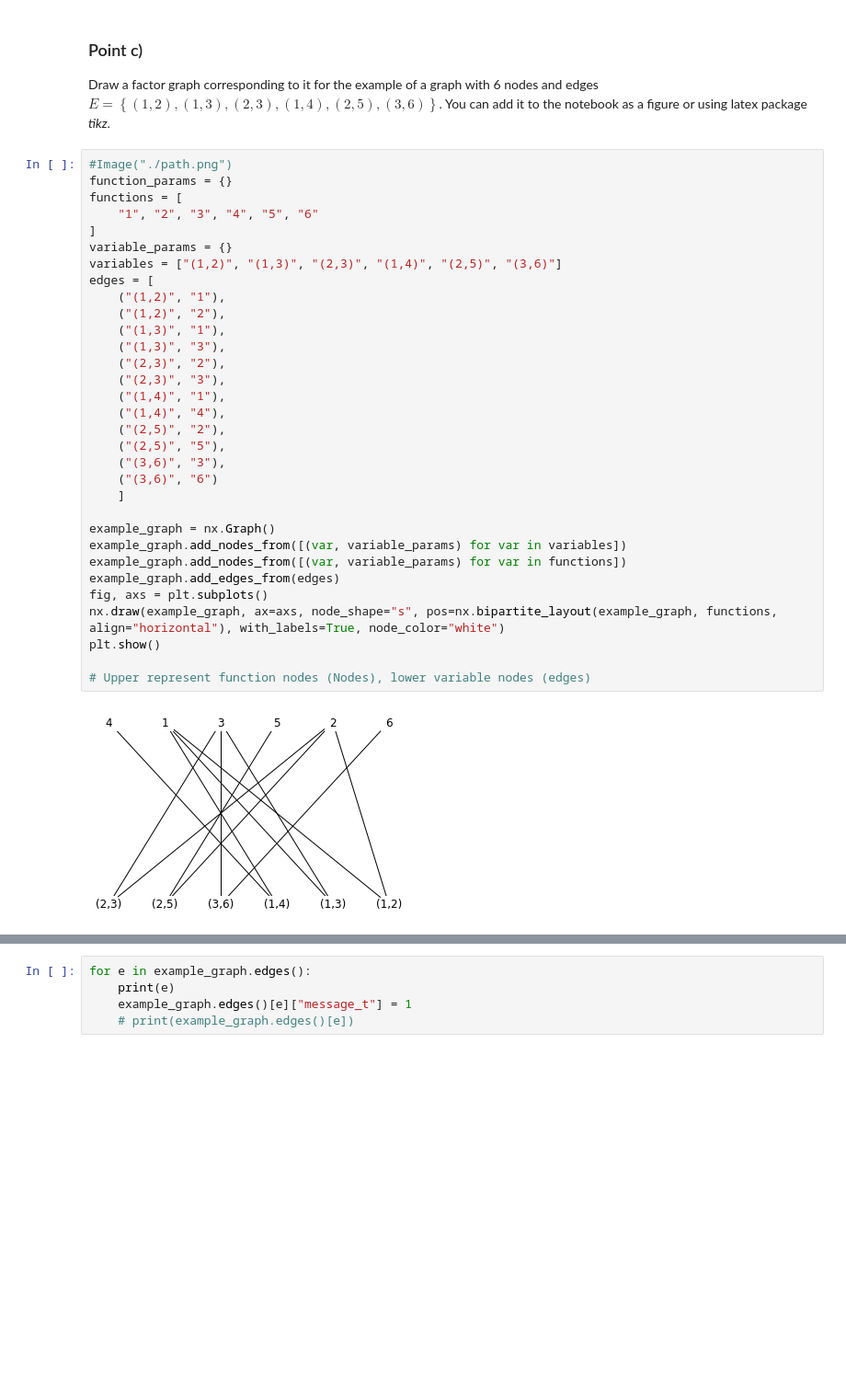
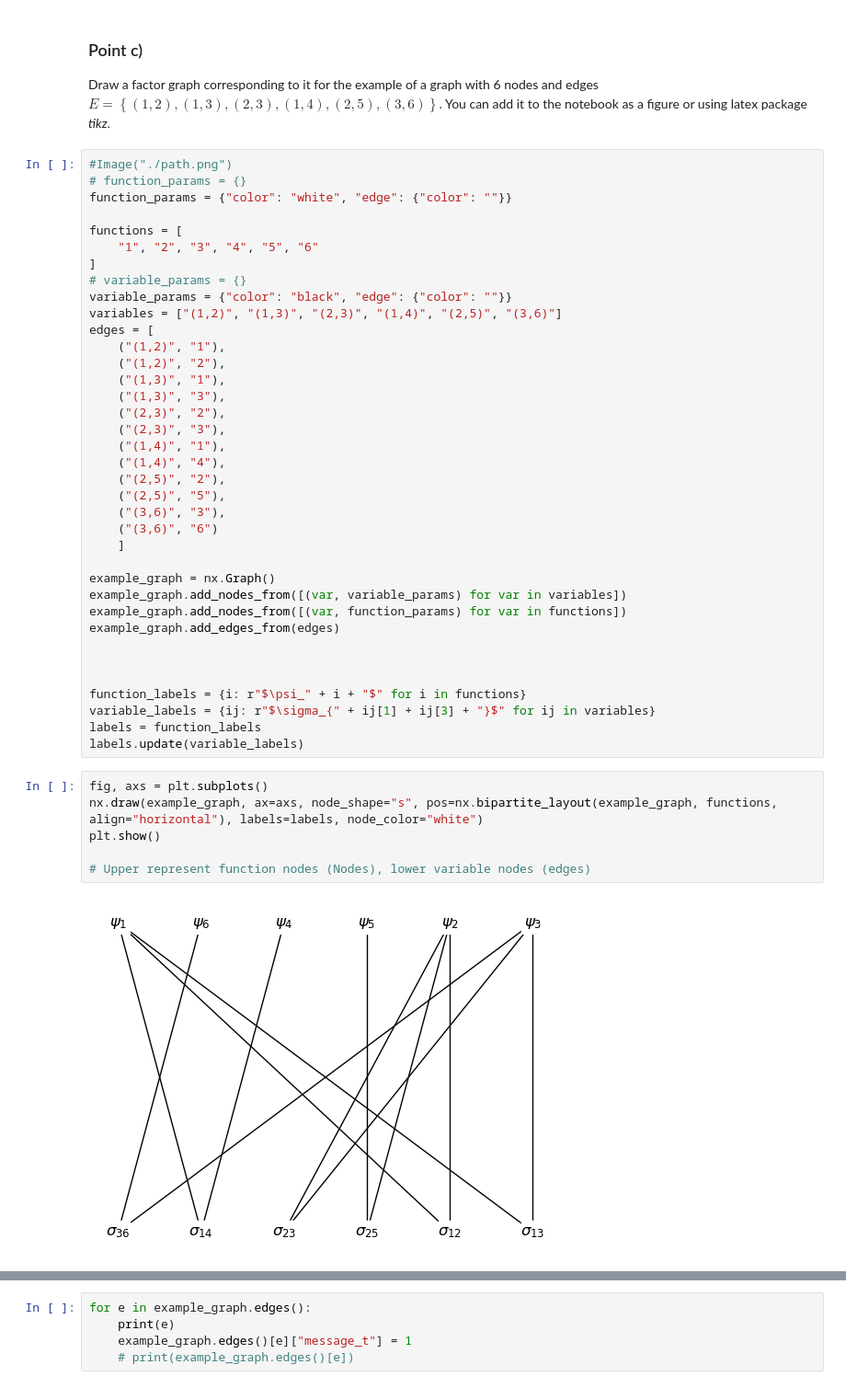
Before and after one commit to philippvb/APMLA-WS_21-22_material, a Jupyter notebook: Assignment/apmla_assignment_solution.ipynb, the cells around one changed output, grey strips where cells are left out. Shown at 92% size. Saved outputs shown, nothing was run; the diff lists cells and outputs as text; blank space fills up the shorter version.

```diff
--- a/Assignment/apmla_assignment_solution.ipynb
+++ b/Assignment/apmla_assignment_solution.ipynb
@@ -31,11 +31,14 @@ Write a probability distribution that that gives a larger weight to larger match
 Draw a factor graph corresponding to it for the example of a graph with 6 nodes and edges $E=\left\{(1,2),(1,3),(2,3),(1,4),(2,5), (3,6)\right\}$. You can add it to the notebook as a figure or using latex package _tikz_.
 # %%
 #Image("./path.png")
-function_params = {}
+# function_params = {}
+function_params = {"color": "white", "edge": {"color": ""}}
+
 functions = [
     "1", "2", "3", "4", "5", "6"
 ]
-variable_params = {}
+# variable_params = {}
+variable_params = {"color": "black", "edge": {"color": ""}}
 variables = ["(1,2)", "(1,3)", "(2,3)", "(1,4)", "(2,5)", "(3,6)"]
 edges = [
     ("(1,2)", "1"),
@@ -54,12 +57,20 @@ edges = [
 
 example_graph = nx.Graph()
 example_graph.add_nodes_from([(var, variable_params) for var in variables])
-example_graph.add_nodes_from([(var, variable_params) for var in functions])
+example_graph.add_nodes_from([(var, function_params) for var in functions])
 example_graph.add_edges_from(edges)
-fig, axs = plt.subplots()
-nx.draw(example_graph, ax=axs, node_shape="s", pos=nx.bipartite_layout(example_graph, functions, align="horizontal"), with_labels=True, node_color="white")
-plt.show()
 
-# Upper represent function nodes (Nodes), lower variable nodes (edges)
+
+
+function_labels = {i: r"$\psi_" + i + "$" for i in functions}
+variable_labels = {ij: r"$\sigma_{" + ij[1] + ij[3] + "}$" for ij in variables}
+labels = function_labels
+labels.update(variable_labels)
-# %% [output]
-[figure, removed]
+# %%
+fig, axs = plt.subplots()
+nx.draw(example_graph, ax=axs, node_shape="s", pos=nx.bipartite_layout(example_graph, functions, align="horizontal"), labels=labels, node_color="white")
+plt.show()
+
+# Upper represent function nodes (Nodes), lower variable nodes (edges)
+# %% [output]
+[figure, added]
```
Also changed, not shown: parts of 17 cells of this notebook, 1 other file.
